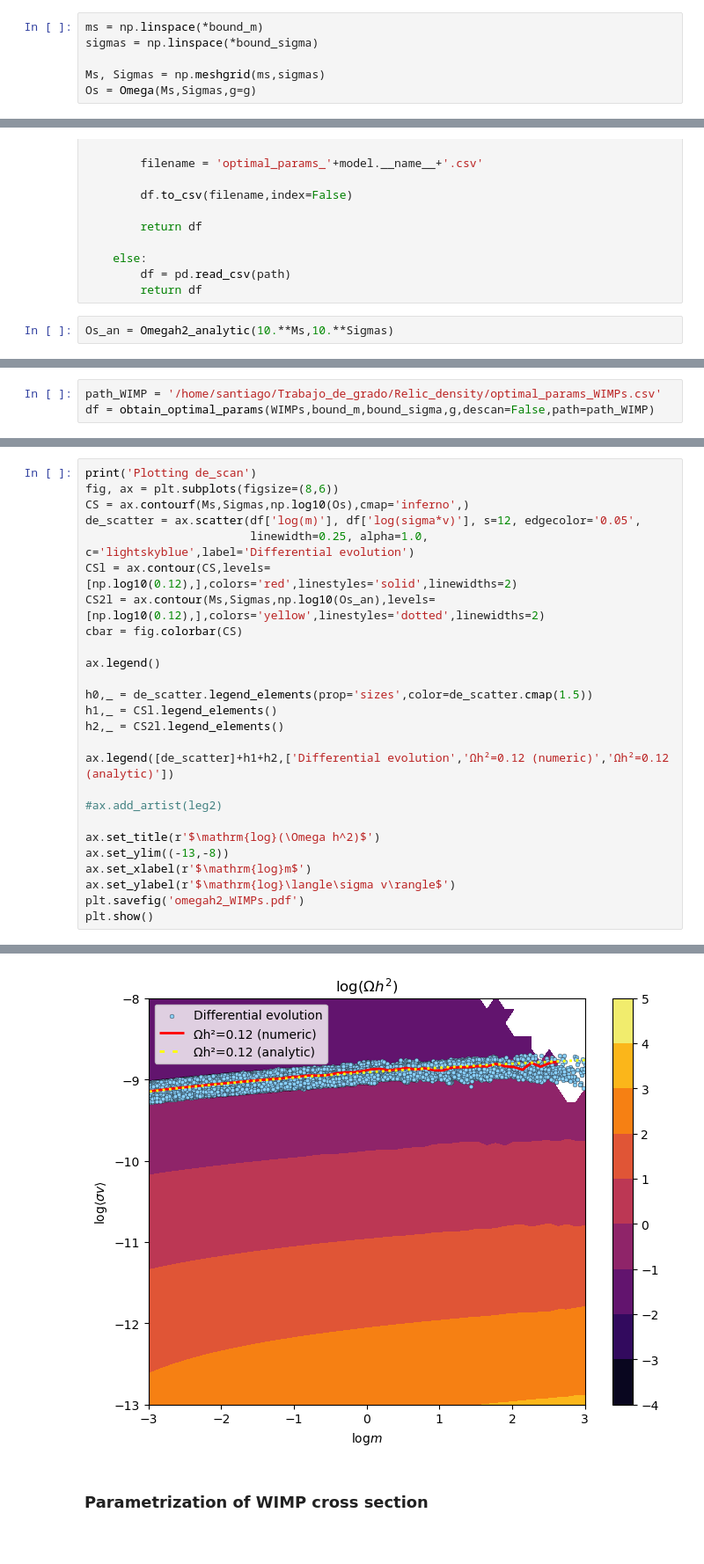
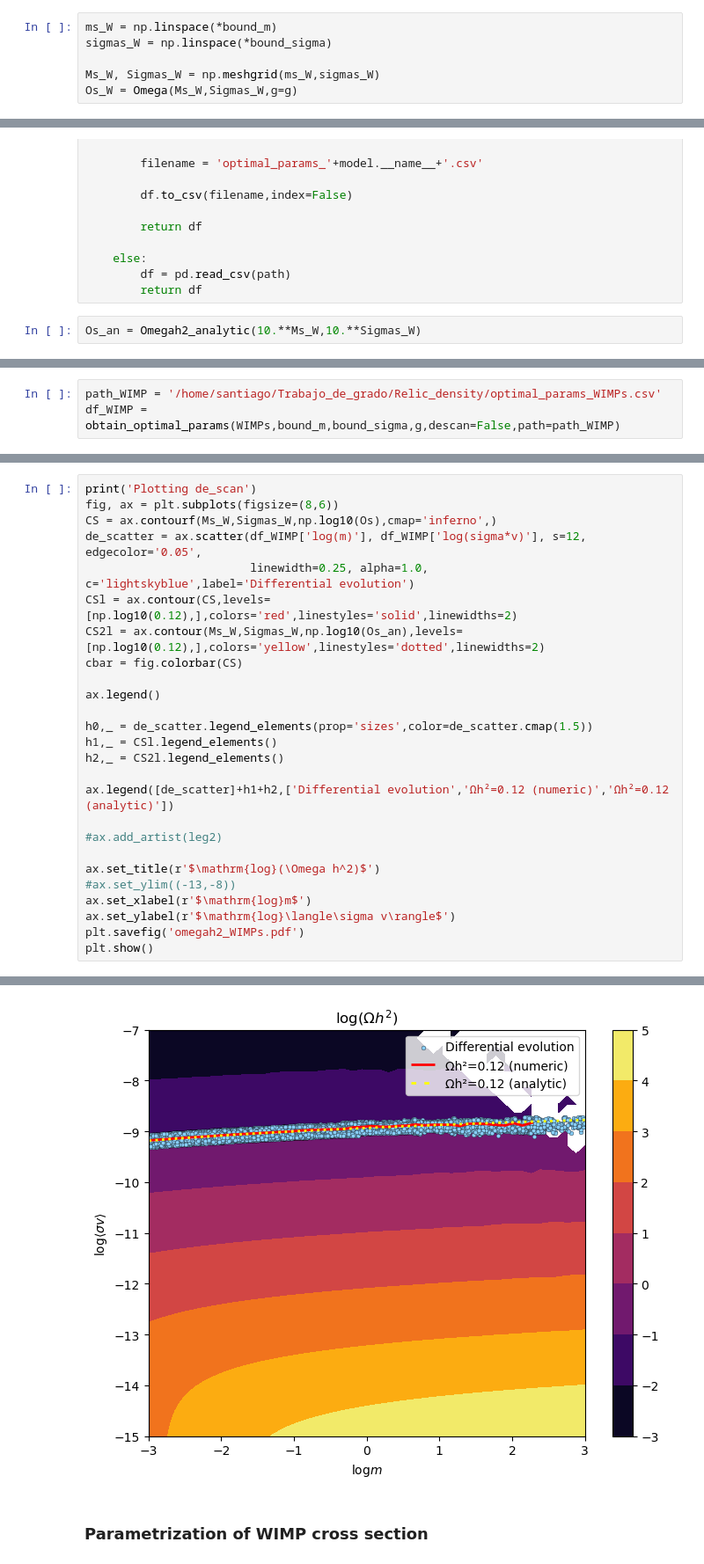
Before and after one commit to SantiagoJulioD/Trabajo_de_grado, a Jupyter notebook: Relic_density/relic_density.ipynb, the cells around one changed output, grey strips where cells are left out. Shown: that part at 88% size. Cells and saved outputs as stored; diff of their text form.

```diff
--- a/Relic_density/relic_density.ipynb
+++ b/Relic_density/relic_density.ipynb
@@ -355,11 +355,11 @@ def de_scan(model,bound_m,bound_sigma,g,round_to_nearest=None):
 
     return samples_inside(np.array(x).T, np.array(chi_sq)), len(x)
 # %%
-ms = np.linspace(*bound_m)
-sigmas = np.linspace(*bound_sigma)
+ms_W = np.linspace(*bound_m)
+sigmas_W = np.linspace(*bound_sigma)
 
-Ms, Sigmas = np.meshgrid(ms,sigmas)
-Os = Omega(Ms,Sigmas,g=g)
+Ms_W, Sigmas_W = np.meshgrid(ms_W,sigmas_W)
+Os_W = Omega(Ms_W,Sigmas_W,g=g)
 # %%
 def Omegah2_analytic(mass,sigma,n=0):
     A = np.log(0.038*(n+1)*g/(gstar**0.5)*(8*np.pi)**0.5*MP*mass*sigma)
@@ -396,5 +396,5 @@ def obtain_optimal_params(model,bound_m,bound_sigma,g,path=None,descan=False):
         df = pd.read_csv(path)
         return df
 # %%
-Os_an = Omegah2_analytic(10.**Ms,10.**Sigmas)
+Os_an = Omegah2_analytic(10.**Ms_W,10.**Sigmas_W)
 # %%
@@ -405,3 +405,3 @@ KeyboardInterrupt:
 # %%
 path_WIMP = '/home/santiago/Trabajo_de_grado/Relic_density/optimal_params_WIMPs.csv'
-df = obtain_optimal_params(WIMPs,bound_m,bound_sigma,g,descan=False,path=path_WIMP)
+df_WIMP = obtain_optimal_params(WIMPs,bound_m,bound_sigma,g,descan=False,path=path_WIMP)
@@ -418,32 +408,32 @@ hist2 = ax[1].hist(df['Delta'],bins=100)
 # %%
 print('Plotting de_scan')
 fig, ax = plt.subplots(figsize=(8,6))
-CS = ax.contourf(Ms,Sigmas,np.log10(Os),cmap='inferno',)
-de_scatter = ax.scatter(df['log(m)'], df['log(sigma*v)'], s=12, edgecolor='0.05',
+CS = ax.contourf(Ms_W,Sigmas_W,np.log10(Os),cmap='inferno',)
+de_scatter = ax.scatter(df_WIMP['log(m)'], df_WIMP['log(sigma*v)'], s=12, edgecolor='0.05',
                         linewidth=0.25, alpha=1.0, c='lightskyblue',label='Differential evolution')
 CSl = ax.contour(CS,levels=[np.log10(0.12),],colors='red',linestyles='solid',linewidths=2)
-CS2l = ax.contour(Ms,Sigmas,np.log10(Os_an),levels=[np.log10(0.12),],colors='yellow',linestyles='dotted',linewidths=2)
+CS2l = ax.contour(Ms_W,Sigmas_W,np.log10(Os_an),levels=[np.log10(0.12),],colors='yellow',linestyles='dotted',linewidths=2)
 cbar = fig.colorbar(CS)
 
 ax.legend()
 
 h0,_ = de_scatter.legend_elements(prop='sizes',color=de_scatter.cmap(1.5))
 h1,_ = CSl.legend_elements()
 h2,_ = CS2l.legend_elements()
 
 ax.legend([de_scatter]+h1+h2,['Differential evolution','Ωh²=0.12 (numeric)','Ωh²=0.12 (analytic)'])
 
 #ax.add_artist(leg2)
 
 ax.set_title(r'$\mathrm{log}(\Omega h^2)$')
-ax.set_ylim((-13,-8))
+#ax.set_ylim((-13,-8))
 ax.set_xlabel(r'$\mathrm{log}m$')
 ax.set_ylabel(r'$\mathrm{log}\langle\sigma v\rangle$')
 plt.savefig('omegah2_WIMPs.pdf')
 plt.show()
 # %% [output]
 Plotting de_scan
-[figure, old version]
+[figure, new version]
 # %% [markdown]
 ### Parametrization of WIMP cross section
 # %%
```
Also changed, not shown: parts of 15 cells of this notebook, 11 other files.
